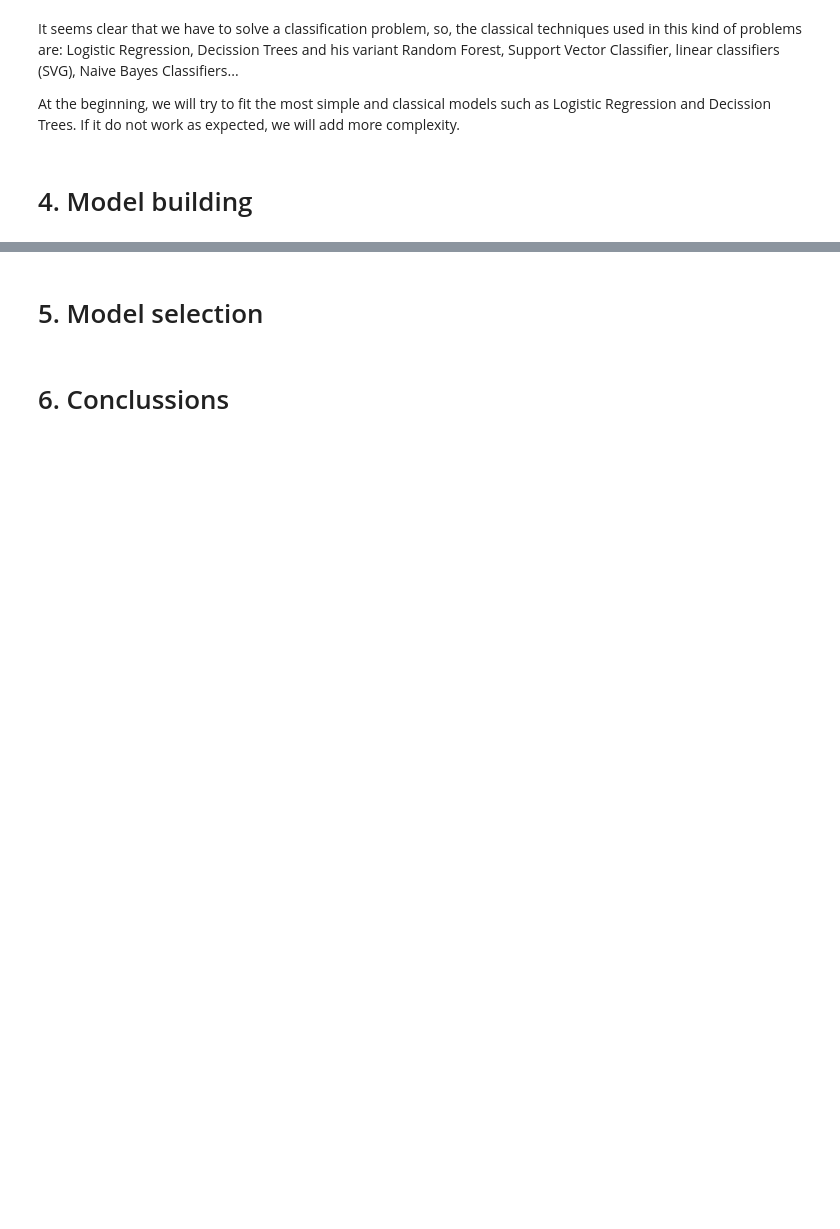
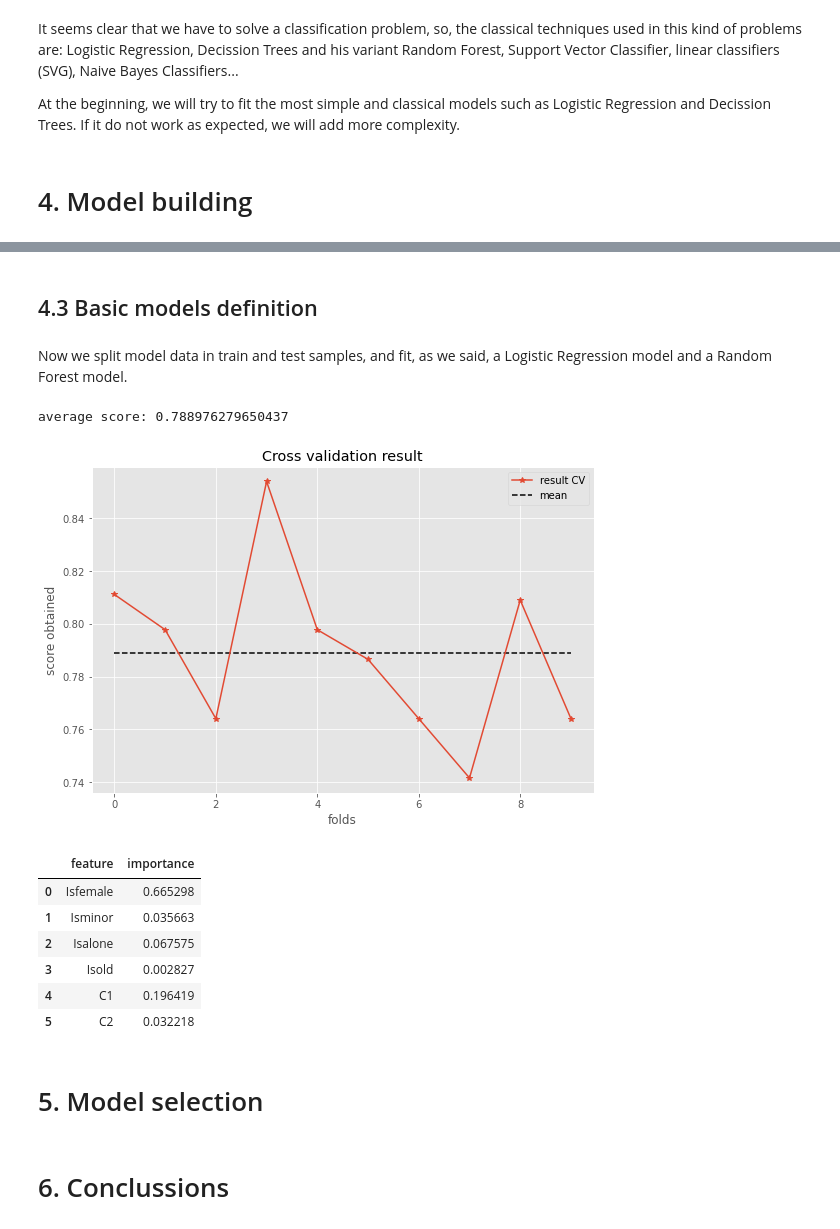
Before and after one commit to danielp2797/Titanic-Kaggle, a Jupyter notebook: notebooks/main_analysis.ipynb, the cells around one changed output, grey strips where cells are left out. Drawn from its saved outputs; the diff is of its cells as text; code cells hidden in the pictures; blank space fills up the shorter version.

Commit message:
basic features defined, testing first basic model, submission file added

```diff
--- a/notebooks/main_analysis.ipynb
+++ b/notebooks/main_analysis.ipynb
@@ -381,0 +404,17 @@ From the features analysis we can conclude that:
+# %%
+Isfemale = pd.get_dummies(train_data['Sex'])['female']
+Isminor = pd.get_dummies(train_data['Title'])[3]
+Isalone = train_data['Alone'].copy()
+Isold = train_data['Old'].copy()
+C1 = pd.get_dummies(train_data['Pclass'])[1]
+C2 = pd.get_dummies(train_data['Pclass'])[2]
+
+basic_model_data = pd.concat([Isfemale, Isminor, Isalone, Isold, C1, C2], axis=1, ignore_index=True)
+basic_features = ['Isfemale', 'Isminor', 'Isalone', 'Isold', 'C1', 'C2']
+basic_model_data.columns = basic_features
+
+target_feature = train_data['Survived'].copy()
+# %% [markdown]
+## 4.3 Basic models definition
+# %% [markdown]
+Now we split model data in train and test samples, and fit, as we said, a Logistic Regression model and a Random Forest model.
@@ -382,3 +424,35 @@ From the features analysis we can conclude that:
+# %%
+train_basic_model, test_basic_model,\
+train_target_feature, test_target_feature = train_test_split(basic_model_data, target_feature,
+                                                         test_size=0.3)
+# %%
+RFR = RandomForestClassifier(n_estimators=1000, random_state=1,
+                             bootstrap=True, n_jobs=-2, min_samples_split=100)
+
+RFR.fit(train_basic_model, train_target_feature)
+pred_train, pred_test = RFR.predict(train_basic_model), RFR.predict(test_basic_model)
+
+scores = cross_val_score(RFR, basic_model_data, target_feature, cv=10)
+print('average score:', np.mean(scores))
+plt.plot(range(10), scores, marker='*')
+plt.xlabel('folds')
+plt.ylabel('score obtained')
+plt.title('Cross validation result')
+plt.hlines(np.mean(scores), xmin=0, xmax=9, linestyles='dashed', colors='black')
+plt.legend(['result CV', 'mean'])
+plt.show()
+
+pd.DataFrame(zip(basic_features, RFR.feature_importances_),columns=['feature', 'importance'])
+# %% [output]
+average score: 0.788976279650437
+[figure, added]
+|  | feature | importance |
+| 0 | Isfemale | 0.665298 |
+| 1 | Isminor | 0.035663 |
+| 2 | Isalone | 0.067575 |
+| 3 | Isold | 0.002827 |
+| 4 | C1 | 0.196419 |
+| 5 | C2 | 0.032218 |
 # %% [markdown]
 # 5. Model selection <a class="anchor" id="MS"></a>
 # %% [markdown]
```
Also changed, not shown: parts of 11 cells of this notebook, 1 other file.
